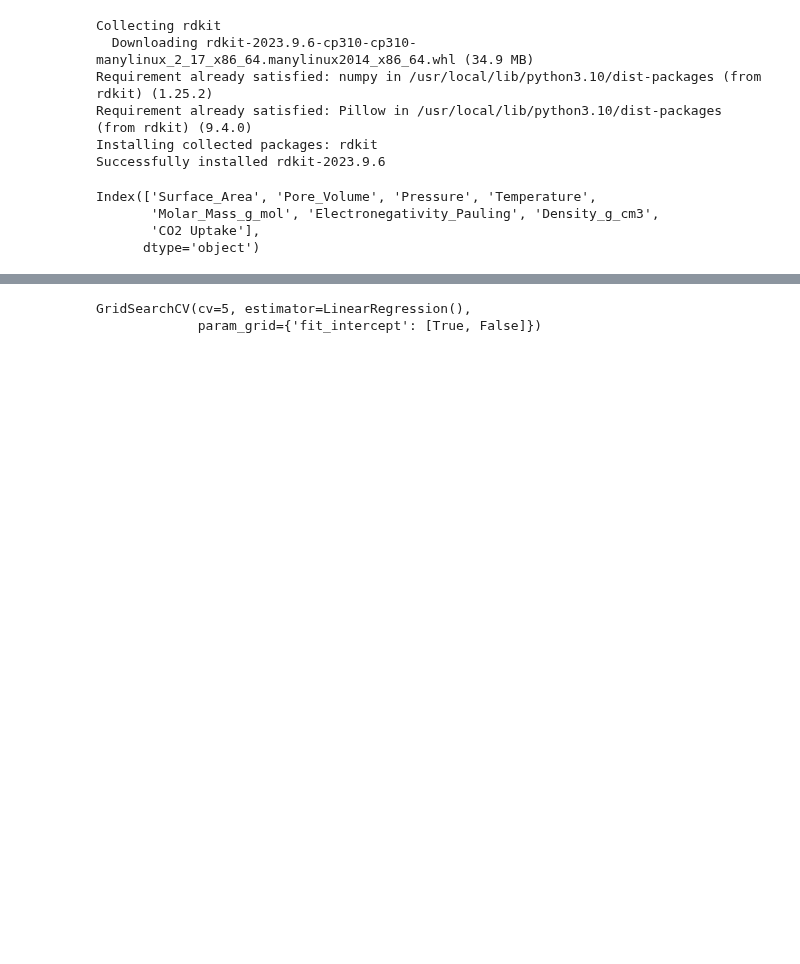
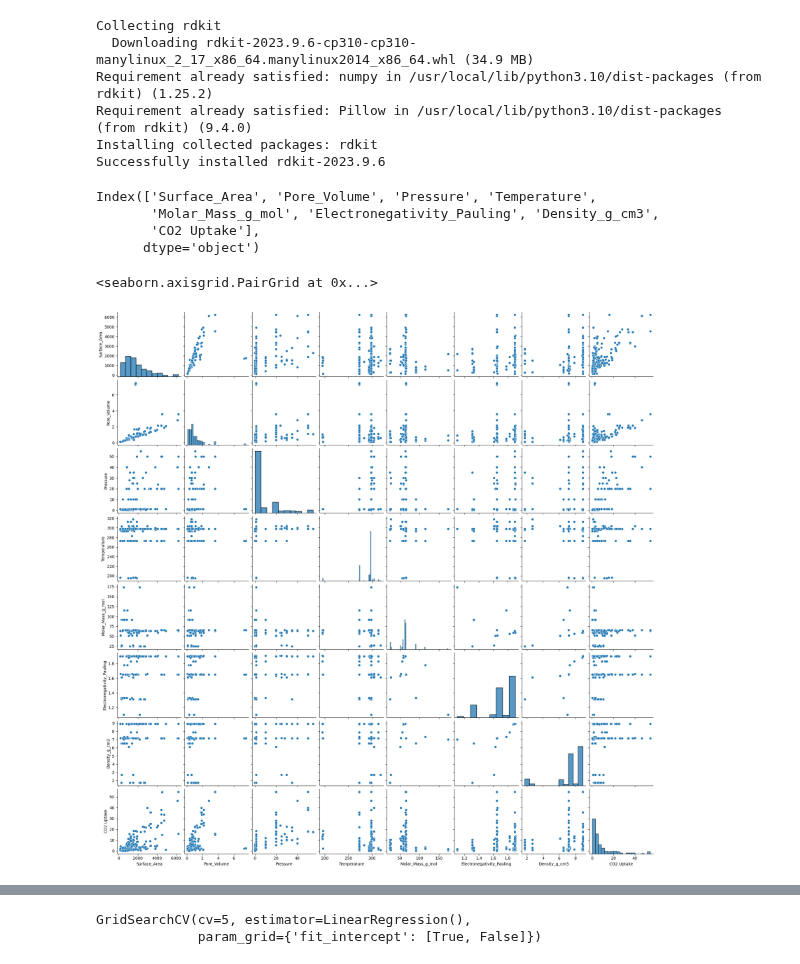
Before and after one commit to huliyao1115/Hello-world, a Jupyter notebook: Optimisation Parameters_Grid or Random Search(5 fold).ipynb, the cells around one changed output, grey strips where cells are left out. Drawn from its saved outputs; the diff is of its cells as text; code cells hidden in the pictures; blank space fills up the shorter version.

```diff
--- a/Optimisation Parameters_Grid or Random Search(5 fold).ipynb
+++ b/Optimisation Parameters_Grid or Random Search(5 fold).ipynb
@@ -41,3 +41,8 @@ Index(['Surface_Area', 'Pore_Volume', 'Pressure', 'Temperature',
        'Molar_Mass_g_mol', 'Electronegativity_Pauling', 'Density_g_cm3',
        'CO2 Uptake'],
       dtype='object')
+# %%
+sns.pairplot(df)
+# %% [output]
+<seaborn.axisgrid.PairGrid at 0x...>
+[figure, added]
```
Also changed, not shown: parts of 6 cells of this notebook.
